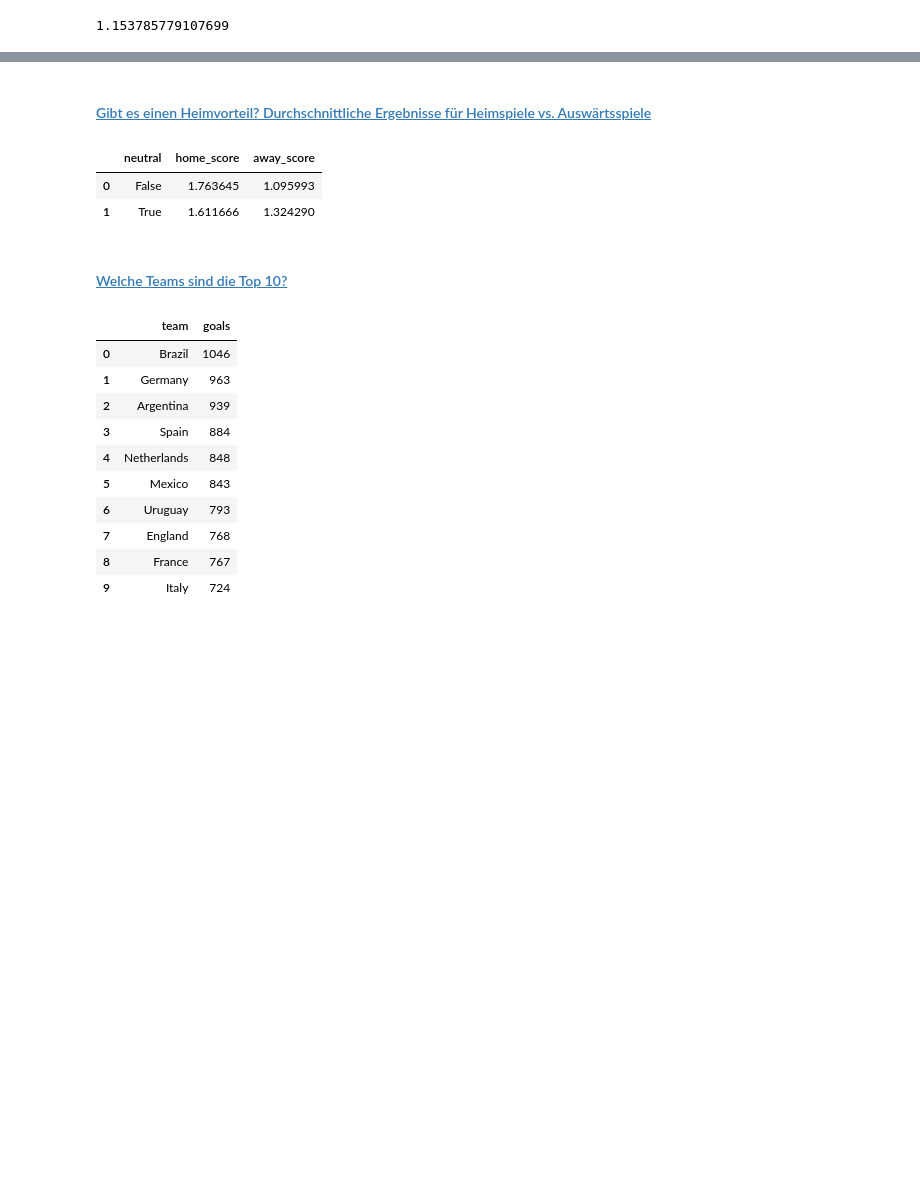
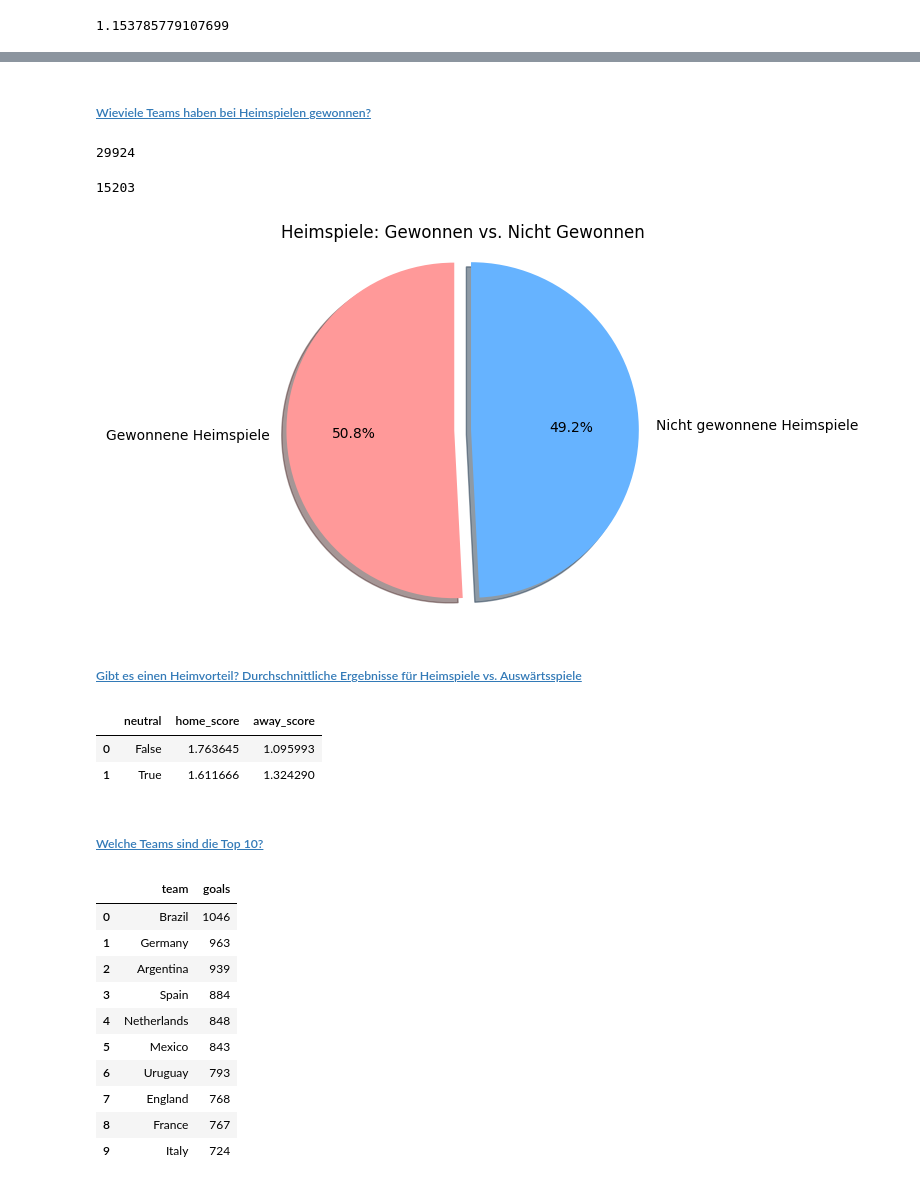
Before and after one commit to NiklasSeitherDHBW/Fussballergebnisse, a Jupyter notebook: Sophie_Fußballergebnisse.ipynb, the cells around one changed output, grey strips where cells are left out. Saved outputs shown, nothing was run; the diff lists cells and outputs as text; code cells hidden in the pictures; blank space fills up the shorter version.

```diff
--- a/Sophie_Fußballergebnisse.ipynb
+++ b/Sophie_Fußballergebnisse.ipynb
@@ -584,5 +620,35 @@ display(average_home_score, average_away_score)
+# %% [markdown]
+##### <a id='toc1_1_6_1_3_'></a>[Wieviele Teams haben bei Heimspielen gewonnen?](#toc0_)
+# %%
+count_home_games = df_results_fifa[(df_results_fifa["home_team"] == df_results_fifa["country"]) & (df_results_fifa["neutral"] == False)]
+# Gesamtanzahl der Heimspiele
+total_home_games = count_home_games.shape[0]
+display(total_home_games)
+# Anzahl der gewonnenen Heimspiele
+won_home_games = count_home_games[count_home_games['home_team'] == count_home_games['winning_country']].shape[0]
+display(won_home_games)
+
+
+labels = ['Gewonnene Heimspiele', 'Nicht gewonnene Heimspiele']
+sizes = [won_home_games, total_home_games - won_home_games]
+colors = ['#ff9999','#66b3ff']
+explode = (0.1, 0)  # explode 1st slice
+
+fig1, ax1 = plt.subplots()
+ax1.pie(sizes, explode=explode, labels=labels, colors=colors,
+        autopct='%1.1f%%', shadow=True, startangle=90)
+
+# Equal aspect ratio ensures that pie is drawn as a circle.
+ax1.axis('equal')
+
+plt.title('Heimspiele: Gewonnen vs. Nicht Gewonnen')
+plt.show()
+# %% [output]
+29924
+15203
+[figure, added]
 # %% [markdown]
-#### <a id='toc1_1_6_3_'></a>[Gibt es einen Heimvorteil? Durchschnittliche Ergebnisse für Heimspiele vs. Auswärtsspiele](#toc0_)
+##### <a id='toc1_1_6_1_4_'></a>[Gibt es einen Heimvorteil? Durchschnittliche Ergebnisse für Heimspiele vs. Auswärtsspiele](#toc0_)
 # %%
 home_advantage = df_results_fifa.groupby('neutral').agg({'home_score': 'mean', 'away_score': 'mean'}).reset_index()
 display(home_advantage)
@@ -591,7 +657,7 @@ display(home_advantage)
 | 0 | False | 1.763645 | 1.095993 |
 | 1 | True | 1.611666 | 1.324290 |
 # %% [markdown]
-#### <a id='toc1_1_6_4_'></a>[Welche Teams sind die Top 10?](#toc0_)
+##### <a id='toc1_1_6_1_5_'></a>[Welche Teams sind die Top 10?](#toc0_)
 # %%
 top_scoring_teams = df_goalscorers_extended['team'].value_counts().head(10).reset_index()
 top_scoring_teams.columns = ['team', 'goals']
```
Also changed, not shown: parts of 52 cells of this notebook.
